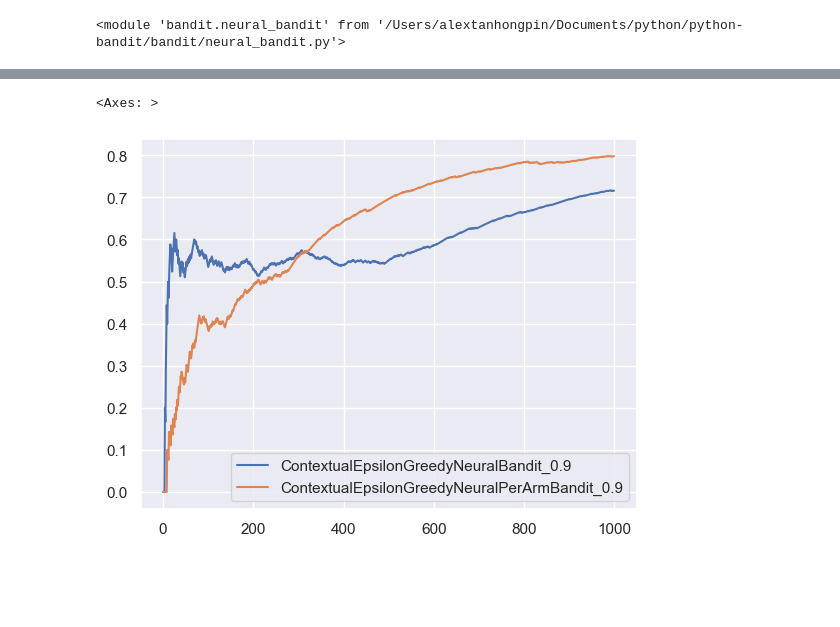
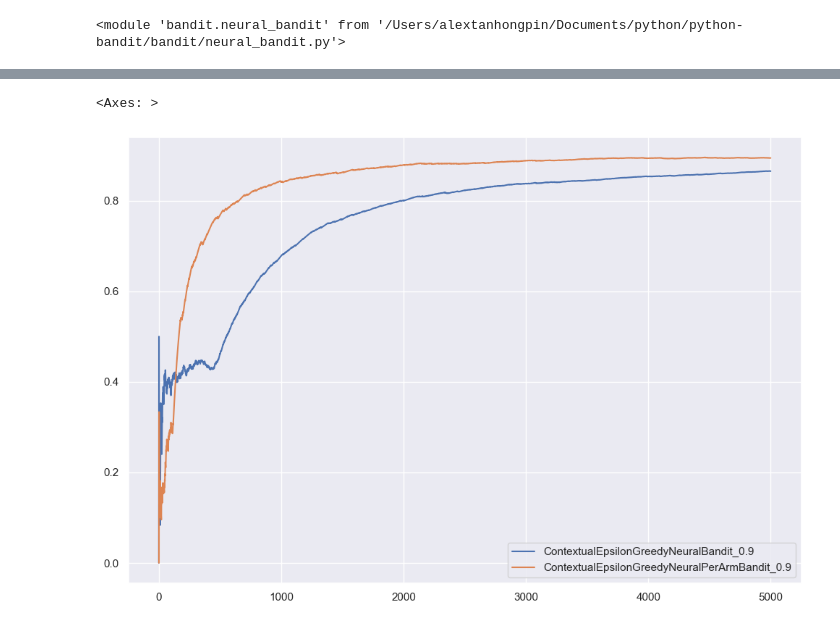
Before and after one commit to alextanhongpin/python-bandit, a Jupyter notebook: 12_modular.ipynb, the cells around one changed output, grey strips where cells are left out. Drawn from its saved outputs; the diff is of its cells as text; code cells hidden in the pictures; blank space fills up the shorter version.

```diff
--- a/12_modular.ipynb
+++ b/12_modular.ipynb
@@ -25,7 +25,7 @@ class ContextualEpsilonGreedyNeuralBandit(EpsilonGreedyNeuralBandit):
         super().__init__(epsilon, *args, **kwargs)
         self.actions = actions
 
-    def preprocess(self, state: dict[str, str]):
+    def preprocess(self, state: dict[str, str], action):
         return env.preprocess(state, action)
 
     def predict(self, state: dict[str, str]):
@@ -75,7 +75,7 @@ class ContextualSoftmaxNeuralPerArmBandit(SoftmaxNeuralPerArmBandit):
     def predict(self, state: dict[str, str]):
         return super().predict(state, env.actions)
 # %%
-N = 1_000
+N = 5_000
 df = pd.DataFrame(index=range(N))
 # %%
 model = ContextualEpsilonGreedyNeuralBandit(env.actions, epsilon=1.0)
@@ -178,5 +188,7 @@ df[[col for col in df.columns if "Softmax" in col]].plot()
 # %%
-df[[col for col in df.columns if ("Greedy" in col and "0.9" in col)]].plot()
+df[[col for col in df.columns if ("Greedy" in col and "0.9" in col)]].plot(
+    figsize=(12, 8)
+)
 # %% [output]
 <Axes: >
-[figure, old version]
+[figure, new version]
```
Also changed, not shown: parts of 6 cells of this notebook, 10 other files.
